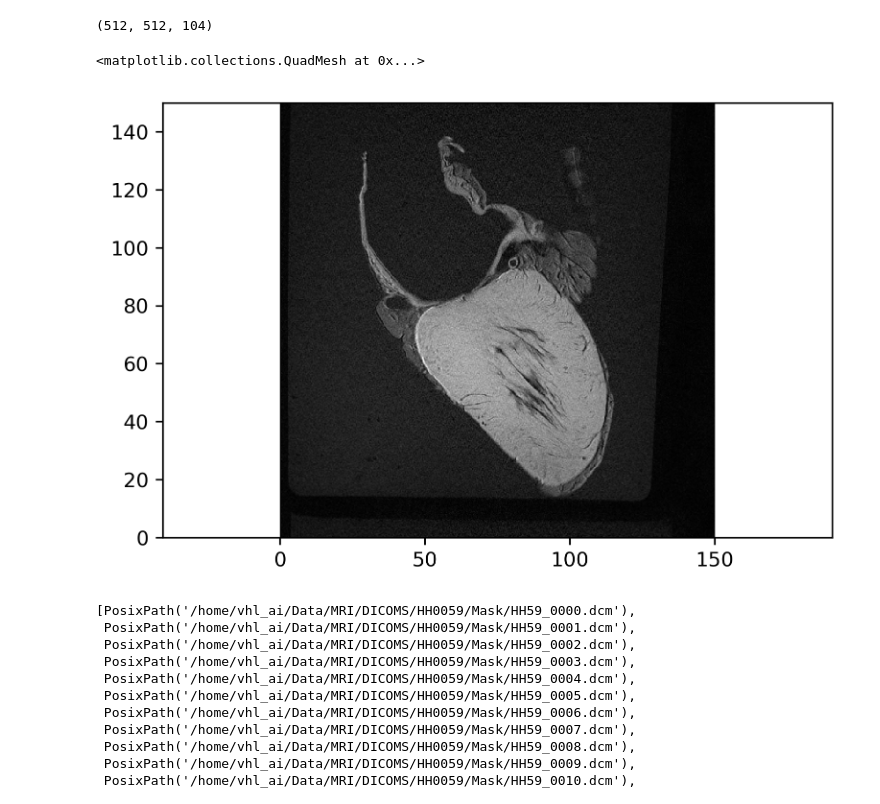
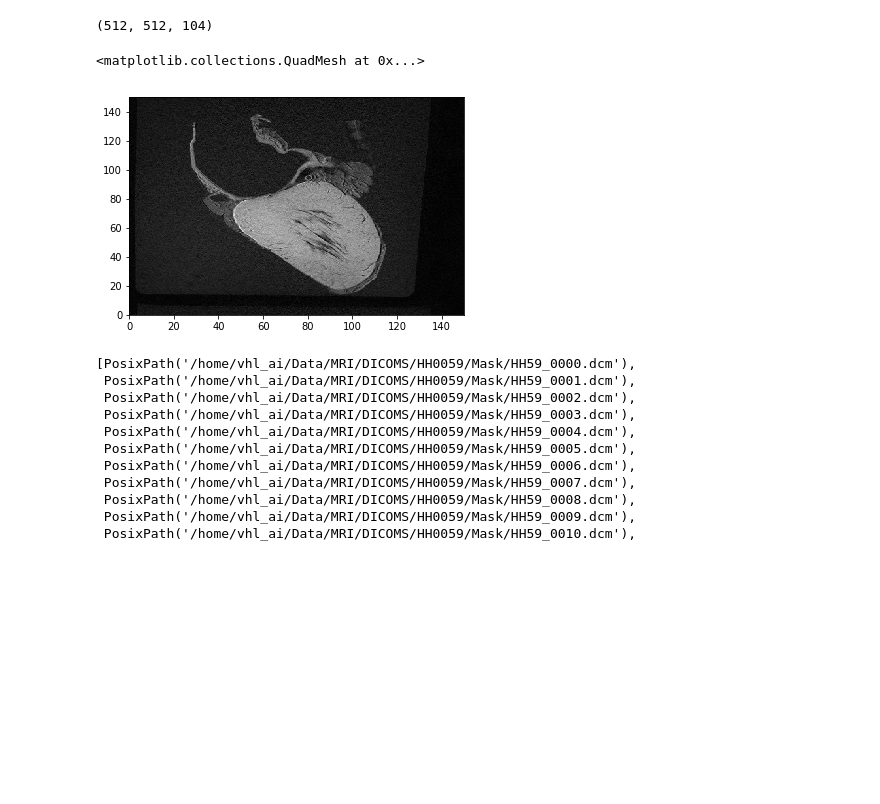
Before and after one commit to alexdeakyne/MRI_Seg, a Jupyter notebook: MRI_Data.ipynb, the cells around one changed output. Saved outputs shown, nothing was run; the diff lists cells and outputs as text; code cells hidden in the pictures; blank space fills up the shorter version.

```diff
--- a/MRI_Data.ipynb
+++ b/MRI_Data.ipynb
@@ -65,13 +65,11 @@ for file in slices:
     ds = dicom.read_file(str(file))
     array_dicom[:,:,slices.index(file)] = ds.pixel_array
 # %%
-plt.figure(dpi=300)
-plt.axes().set_aspect('equal', 'datalim')
 plt.set_cmap(plt.gray())
 plt.pcolormesh(x, y, np.flipud(array_dicom[:, :, 73]))
 # %% [output]
 <matplotlib.collections.QuadMesh at 0x...>
-[figure, old version]
+[figure, new version]
 # %%
 mask_slices = sorted([i for i in Path('/home/vhl_ai/Data/MRI/DICOMS/HH0059/Mask/').ls()])
 mask_slices
```
Also changed, not shown: parts of 1 cell of this notebook.
